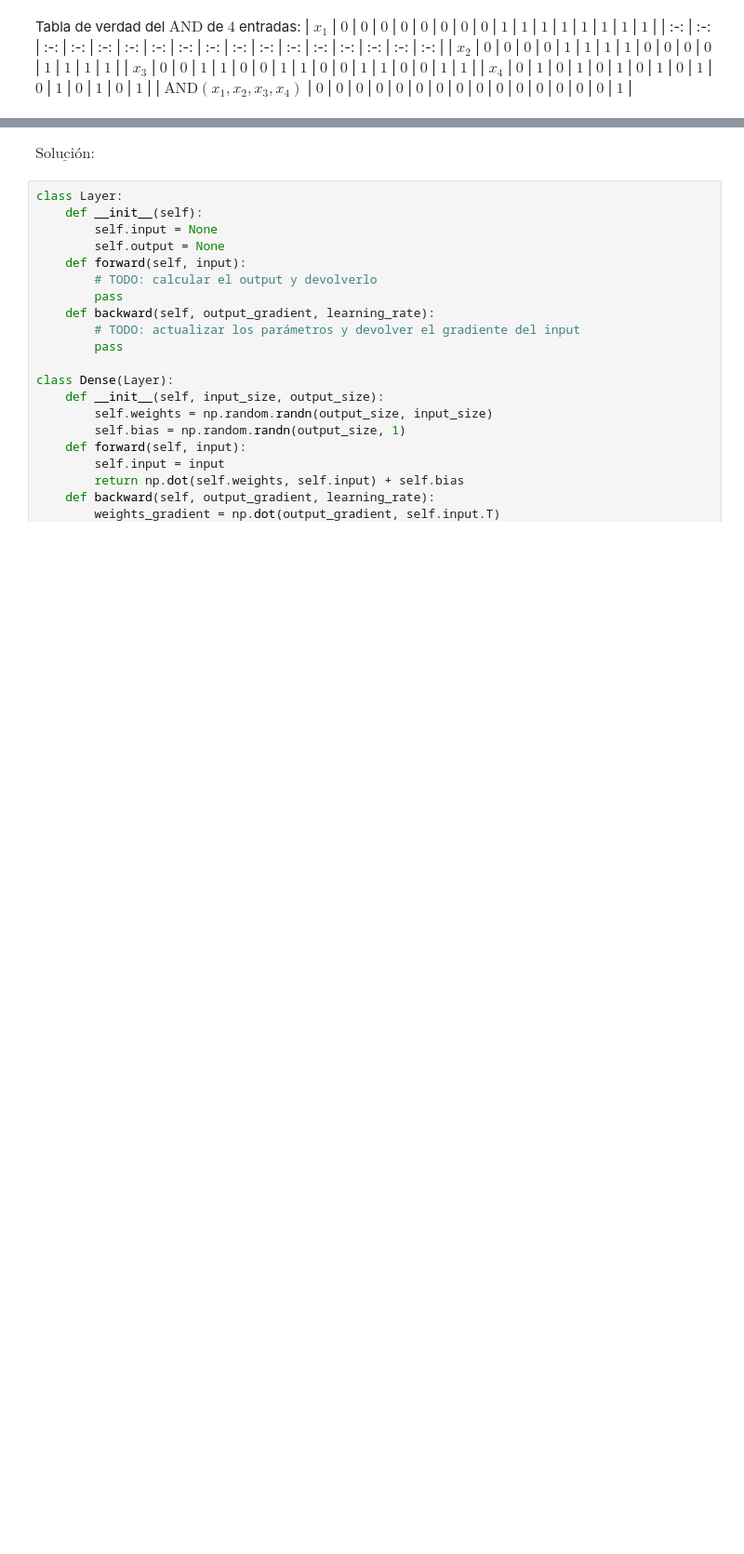
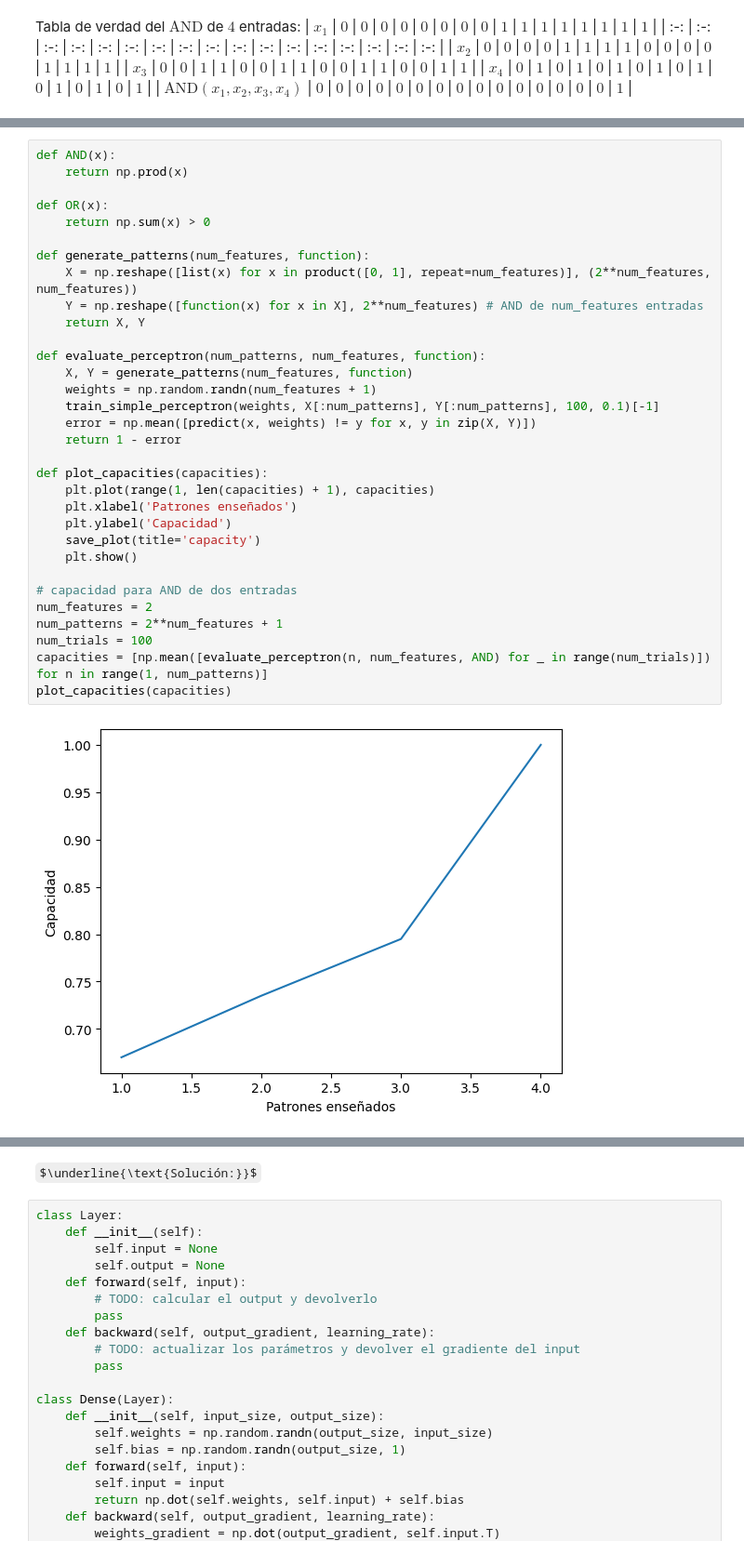
Before and after one commit to alejoordonez02/tp2-aprendizaje-profundo, a Jupyter notebook: tp2.ipynb, the cells around one changed output, grey strips where cells are left out. Shown: that part at 93% size. Saved outputs shown, nothing was run; the diff lists cells and outputs as text; some formulas as TeX source; blank space fills up the shorter version.

```diff
--- a/tp2.ipynb
+++ b/tp2.ipynb
@@ -143,3 +149,37 @@ plot_training_error(errors)
 # %% [markdown]
 $\underline{\text{Ejercicio } 2}$
 Determine numéricamente cómo varía la capacidad del perceptrón simple en función del número de patrones enseñados.
+# %%
+def AND(x):
+    return np.prod(x)
+
+def OR(x):
+    return np.sum(x) > 0
+
+def generate_patterns(num_features, function):
+    X = np.reshape([list(x) for x in product([0, 1], repeat=num_features)], (2**num_features, num_features))
+    Y = np.reshape([function(x) for x in X], 2**num_features) # AND de num_features entradas
+    return X, Y
+
+def evaluate_perceptron(num_patterns, num_features, function):
+    X, Y = generate_patterns(num_features, function)
+    weights = np.random.randn(num_features + 1)
+    train_simple_perceptron(weights, X[:num_patterns], Y[:num_patterns], 100, 0.1)[-1]
+    error = np.mean([predict(x, weights) != y for x, y in zip(X, Y)])
+    return 1 - error
+
+def plot_capacities(capacities):
+    plt.plot(range(1, len(capacities) + 1), capacities)
+    plt.xlabel('Patrones enseñados')
+    plt.ylabel('Capacidad')
+    save_plot(title='capacity')
+    plt.show()
+
+# capacidad para AND de dos entradas
+num_features = 2
+num_patterns = 2**num_features + 1
+num_trials = 100
+capacities = [np.mean([evaluate_perceptron(n, num_features, AND) for _ in range(num_trials)]) for n in range(1, num_patterns)]
+plot_capacities(capacities)
+# %% [output]
+[figure, added]
```
Also changed, not shown: parts of 18 cells of this notebook, 3 other files.
